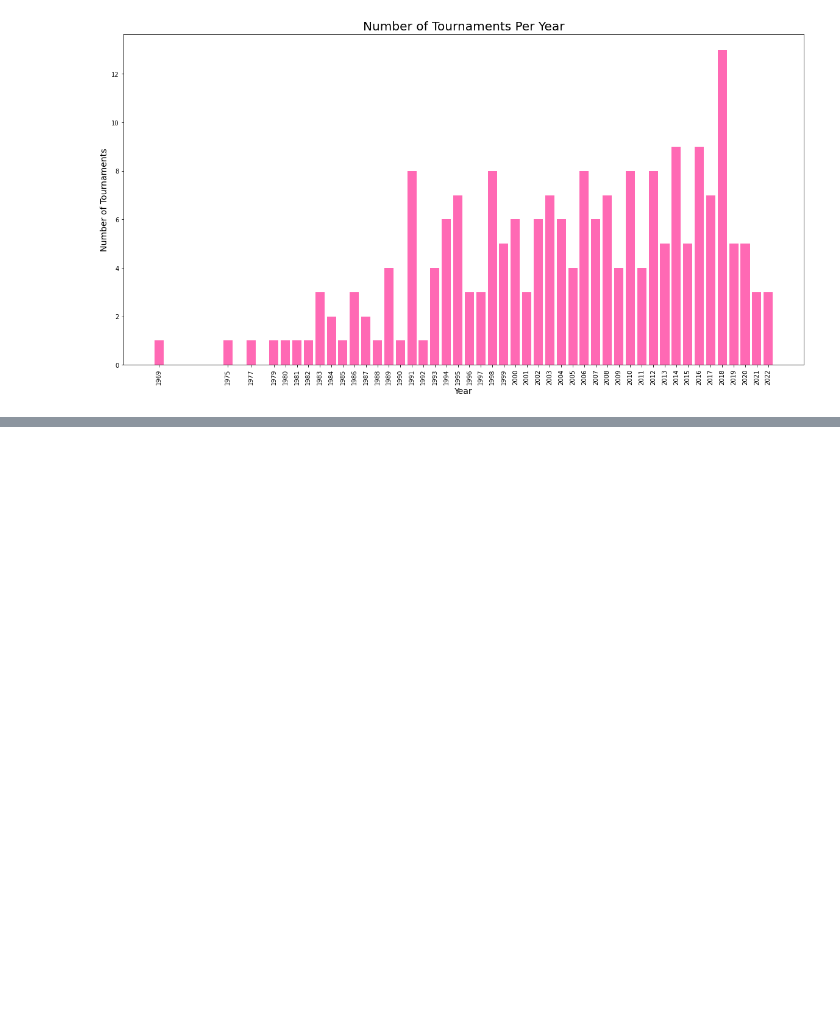
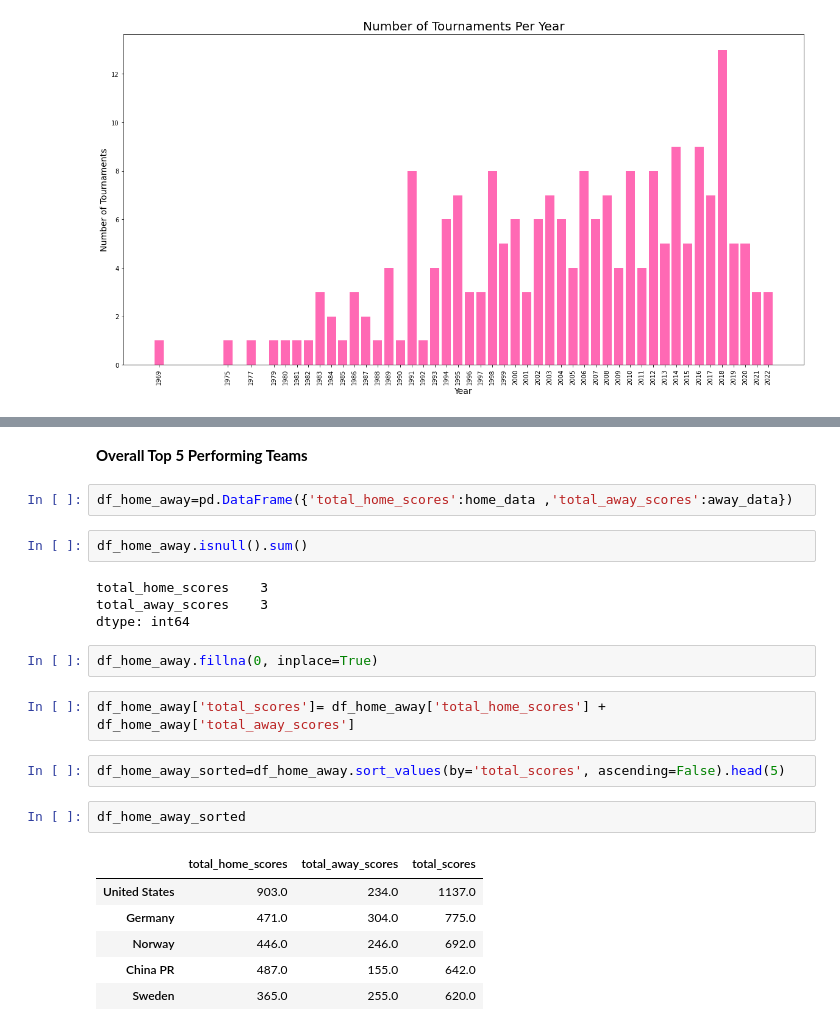
Before and after one commit to Ajay-kr-02/Hamoye_2022_Internship, a Jupyter notebook: https:/github.com/nagamouni/Capstone_project_ridge_lasso/issues/1/Hamoye_Capstone_Project.ipynb, the cells around one changed output, grey strips where cells are left out. Saved outputs shown, nothing was run; the diff lists cells and outputs as text; blank space fills up the shorter version.

```diff
--- a/https:/github.com/nagamouni/Capstone_project_ridge_lasso/issues/1/Hamoye_Capstone_Project.ipynb
+++ b/https:/github.com/nagamouni/Capstone_project_ridge_lasso/issues/1/Hamoye_Capstone_Project.ipynb
@@ -302,0 +319,25 @@ plt.show()
+# %% [markdown]
+**Overall Top 5 Performing Teams**
+# %%
+df_home_away=pd.DataFrame({'total_home_scores':home_data ,'total_away_scores':away_data})
+# %%
+df_home_away.isnull().sum()
+# %% [output]
+total_home_scores    3
+total_away_scores    3
+dtype: int64
+# %%
+df_home_away.fillna(0, inplace=True)
+# %%
+df_home_away['total_scores']= df_home_away['total_home_scores'] + df_home_away['total_away_scores']
+# %%
+df_home_away_sorted=df_home_away.sort_values(by='total_scores', ascending=False).head(5)
+# %%
+df_home_away_sorted
+# %% [output]
+|  | total_home_scores | total_away_scores | total_scores |
+| United States | 903.0 | 234.0 | 1137.0 |
+| Germany | 471.0 | 304.0 | 775.0 |
+| Norway | 446.0 | 246.0 | 692.0 |
+| China PR | 487.0 | 155.0 | 642.0 |
+| Sweden | 365.0 | 255.0 | 620.0 |
```
Also changed, not shown: parts of 7 cells of this notebook.
